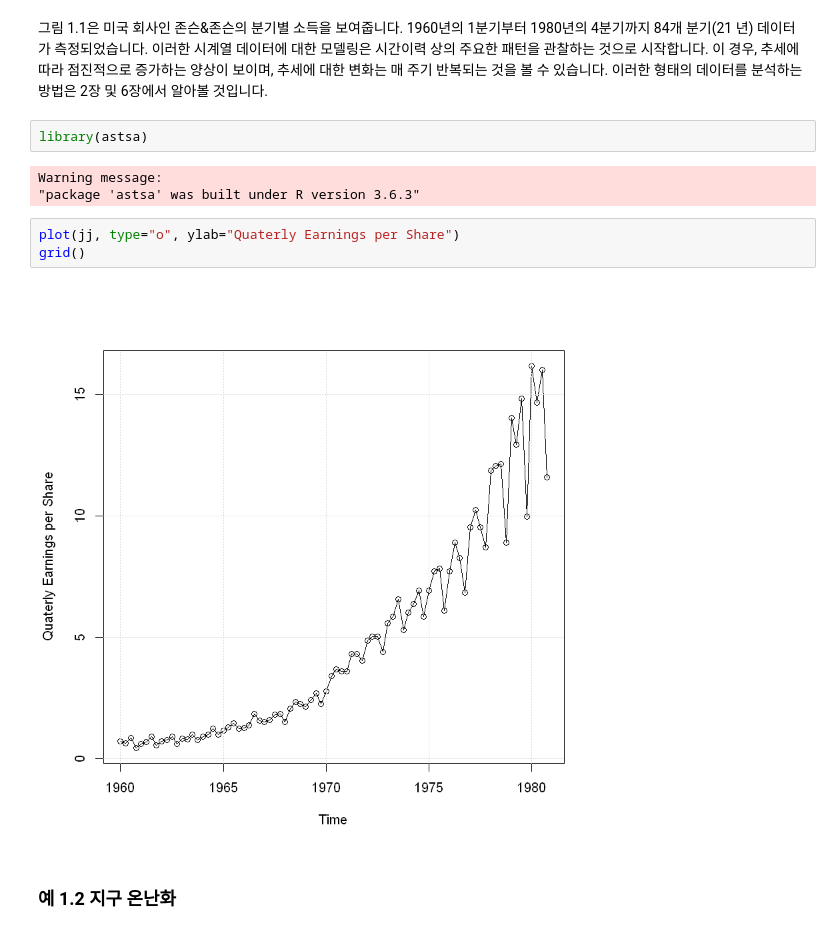
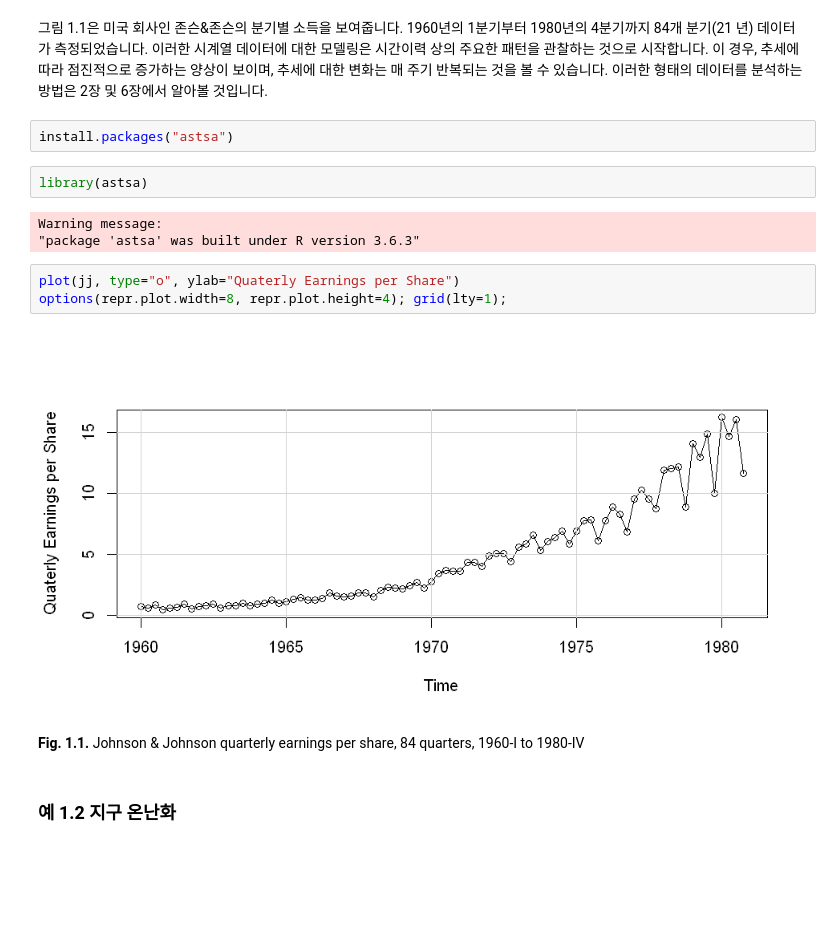
Before and after one commit to wonho13/work, a Jupyter notebook: 책번역/Time Series Analysis and Its Application/CH1_Characteristics_of_Time_Series.ipynb, the cells around one changed output. Saved outputs shown, nothing was run; the diff lists cells and outputs as text; blank space fills up the shorter version.

```diff
--- a/책번역/Time Series Analysis and Its Application/CH1_Characteristics_of_Time_Series.ipynb
+++ b/책번역/Time Series Analysis and Its Application/CH1_Characteristics_of_Time_Series.ipynb
@@ -14,6 +14,8 @@
 ### 예 1.1 Johnson & Johnson의 분기별 소득
 # %% [markdown]
 그림 1.1은 미국 회사인 존슨&존슨의 분기별 소득을 보여줍니다. 1960년의 1분기부터 1980년의 4분기까지 84개 분기(21 년) 데이터가 측정되었습니다. 이러한 시계열 데이터에 대한 모델링은 시간이력 상의 주요한 패턴을 관찰하는 것으로 시작합니다. 이 경우, 추세에 따라 점진적으로 증가하는 양상이 보이며, 추세에 대한 변화는 매 주기 반복되는 것을 볼 수 있습니다. 이러한 형태의 데이터를 분석하는 방법은 2장 및 6장에서 알아볼 것입니다.
+# %%
+install.packages("astsa")
 # %%
 library(astsa)
 # %% [output]
@@ -21,9 +23,11 @@ Warning message:
 "package 'astsa' was built under R version 3.6.3"
 # %%
 plot(jj, type="o", ylab="Quaterly Earnings per Share")
-grid()
+options(repr.plot.width=8, repr.plot.height=4); grid(lty=1);
 # %% [output]
-[figure, old version]
+[figure, new version]
+# %% [markdown]
+**Fig. 1.1.** Johnson & Johnson quarterly earnings per share, 84 quarters, 1960-I to 1980-IV
 # %% [markdown]
 ### 예 1.2 지구 온난화
 # %% [markdown]
```
Also changed, not shown: parts of 43 cells of this notebook.
